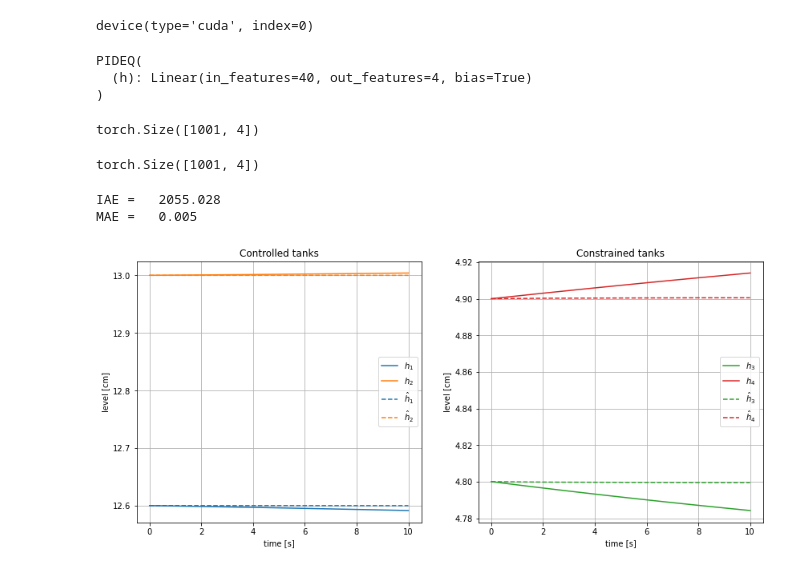
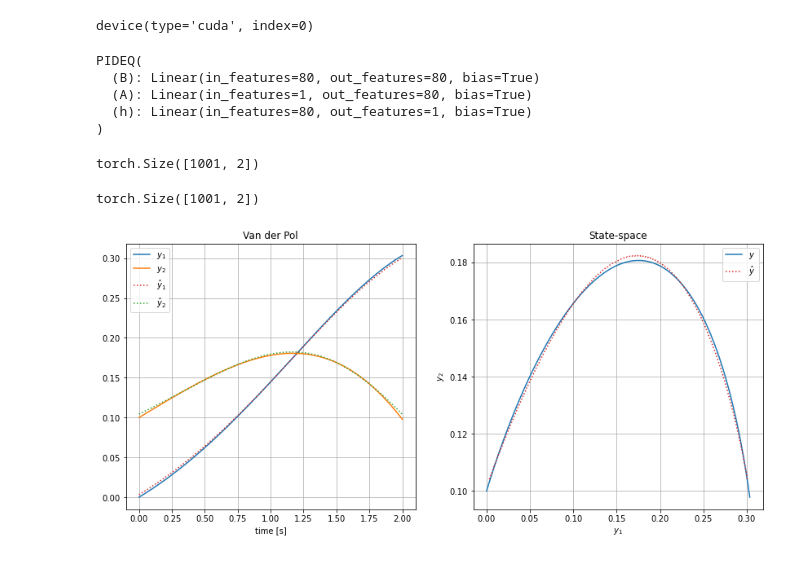
Before and after one commit to brunompacheco/pideq, a Jupyter notebook: notebooks/2.2-bmp-PIDEQ-performance-visualization.ipynb, the cells around one changed output. Cells and saved outputs as stored; diff of their text form; code cells hidden in the pictures.

Commit message:
fix visualizations for vdp

```diff
--- a/notebooks/2.2-bmp-PIDEQ-performance-visualization.ipynb
+++ b/notebooks/2.2-bmp-PIDEQ-performance-visualization.ipynb
@@ -17,70 +17,71 @@ device
 # %% [output]
 device(type='cuda', index=0)
 # %%
-T = 10
+T = 2
 
-net = load_from_wandb(PIDEQ(T, n_states=40), '3gmoxkis', model_fname='model_last').to(device)
+net = load_from_wandb(PIDEQ(T, n_out=1, n_states=80), '39l8vu66', model_fname='model_best').to(device)
 net.eval()
 # %% [output]
 PIDEQ(
-  (h): Linear(in_features=40, out_features=4, bias=True)
+  (B): Linear(in_features=80, out_features=80, bias=True)
+  (A): Linear(in_features=1, out_features=80, bias=True)
+  (h): Linear(in_features=80, out_features=1, bias=True)
 )
 # %%
 K = 1000
 dt = T / K
 time = [dt * k for k in range(K+1)]
 
-y0 = torch.Tensor([12.6, 13.0, 4.8, 4.9]).unsqueeze(0)
+y0 = torch.Tensor([0., .1]).unsqueeze(0)
 
-u = torch.Tensor([3.15, 3.15]).unsqueeze(0)
-u
+u = torch.Tensor([0.]).unsqueeze(0)
 
-y = odeint(lambda t, y: four_tanks(y,u), y0, torch.Tensor(time), method='rk4')
+# y = odeint(lambda t, y: four_tanks(y,u), y0, torch.Tensor(time), method='rk4')
+y = odeint(lambda t, y: f(y,u), y0, torch.Tensor([i * dt for i in range(K+1)]), method='rk4')
 y = y.squeeze(1)
 y.shape
 # %% [output]
-torch.Size([1001, 4])
+torch.Size([1001, 2])
 # %%
 x = torch.Tensor(time).unsqueeze(-1).to(device)
-y_pred = net(x)[0]
+x.requires_grad_()
+y_pred_ = net(x)
+dy_pred_ = torch.autograd.grad(
+    y_pred_.sum(),
+    x
+)[0]
+
+y_pred = torch.stack([y_pred_, dy_pred_], dim=-1).squeeze(1)
 y_pred.shape
 # %% [output]
-torch.Size([1001, 4])
+torch.Size([1001, 2])
 # %%
 y_ = y.detach().numpy()
 y_pred_ = y_pred.cpu().detach().numpy()
 
-iae = np.abs(y_ - y_pred_).sum() / dt
-mae = np.abs(y_ - y_pred_).mean()
-
-print(f"IAE =\t{iae:.3f}")
-print(f"MAE =\t{mae:.3f}")
-
 fig, axs = plt.subplots(1,2)
 fig.set_size_inches(14,6)
 
-axs[0].set_title('Controlled tanks')
-axs[0].plot(time, y_[:,0], c='tab:blue', label='$h_1$')
-axs[0].plot(time, y_[:,1], c='tab:orange', label='$h_2$')
-axs[0].plot(time, y_pred_[:,0], '--', c='tab:blue', label='$\hat{h}_1$')
-axs[0].plot(time, y_pred_[:,1], '--', c='tab:orange', label='$\hat{h}_2$')
-axs[0].set_ylabel('level [cm]')
+axs[0].set_title('Van der Pol')
+axs[0].plot(time, y_[:,0], c='tab:blue', label='$y_1$')
+axs[0].plot(time, y_[:,1], c='tab:orange', label='$y_2$')
+axs[0].plot(time, y_pred_[:,0], ':', c='tab:red', label='$\hat{y}_1$')
+axs[0].plot(time, y_pred_[:,1], ':', c='tab:green', label='$\hat{y}_2$')
 axs[0].set_xlabel('time [s]')
 axs[0].legend()
 axs[0].grid()
 
-axs[1].set_title('Constrained tanks')
-axs[1].plot(time, y_[:,2], c='tab:green', label='$h_3$')
-axs[1].plot(time, y_[:,3], c='tab:red', label='$h_4$')
-axs[1].plot(time, y_pred_[:,2], '--', c='tab:green', label='$\hat{h}_3$')
-axs[1].plot(time, y_pred_[:,3], '--', c='tab:red', label='$\hat{h}_4$')
-axs[1].set_ylabel('level [cm]')
-axs[1].set_xlabel('time [s]')
+axs[1].set_title('State-space')
+axs[1].plot(y_[:,0], y_[:,1], c='tab:blue', label='$y$')
+axs[1].plot(y_pred_[:,0], y_pred_[:,1], ':', c='tab:red', label='$\hat{y}$')
+# axs[1].plot(time, y_[:,3], label='$h_4$')
+# axs[1].plot(time, y_pred_[:,2], '--', label='$h_3$')
+# axs[1].plot(time, y_pred_[:,3], '--', label='$h_4$')
+axs[1].set_ylabel('$y_2$')
+axs[1].set_xlabel('$y_1$')
 axs[1].legend()
 axs[1].grid()
 
 plt.show()
 # %% [output]
-IAE =   2055.028
-MAE =   0.005
-[figure, old version]
+[figure, new version]
```
Also changed, not shown: parts of 1 cell of this notebook, 1 other file.
